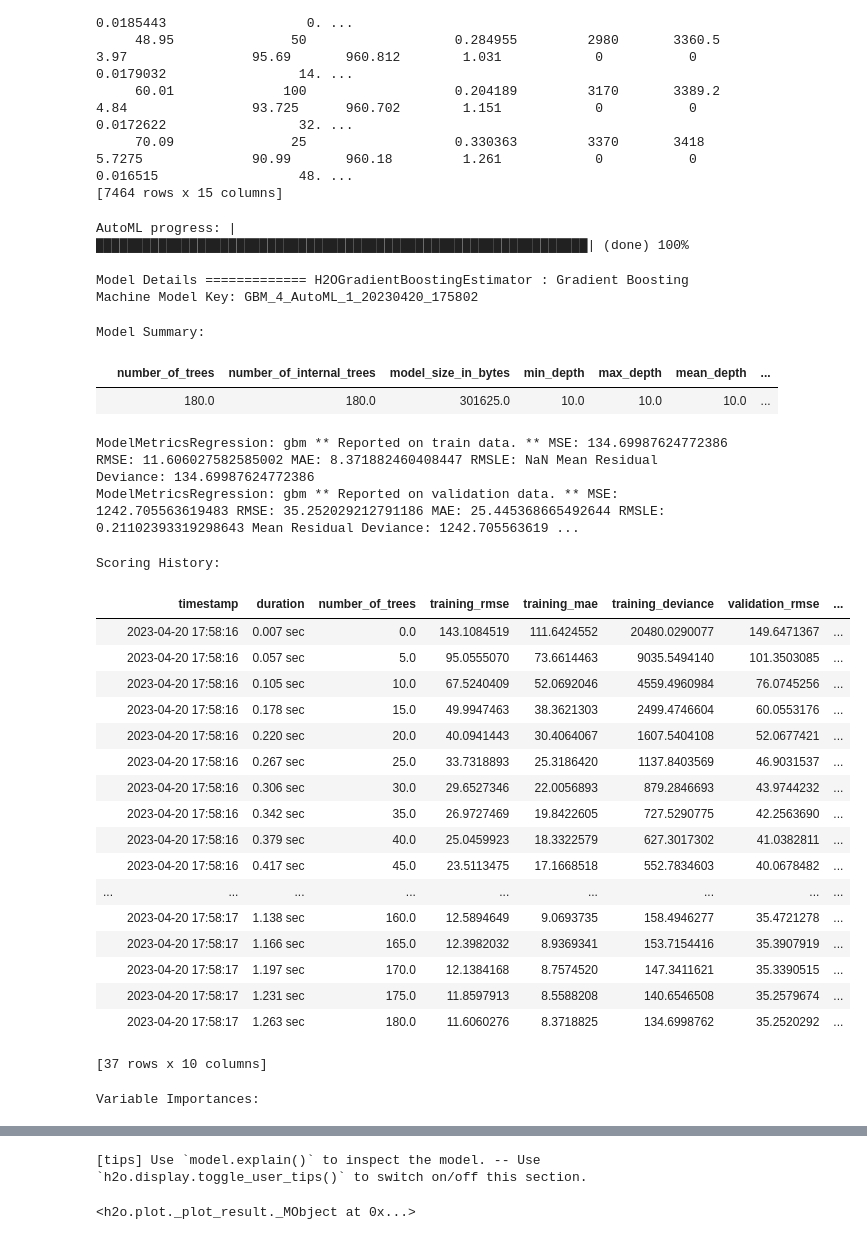
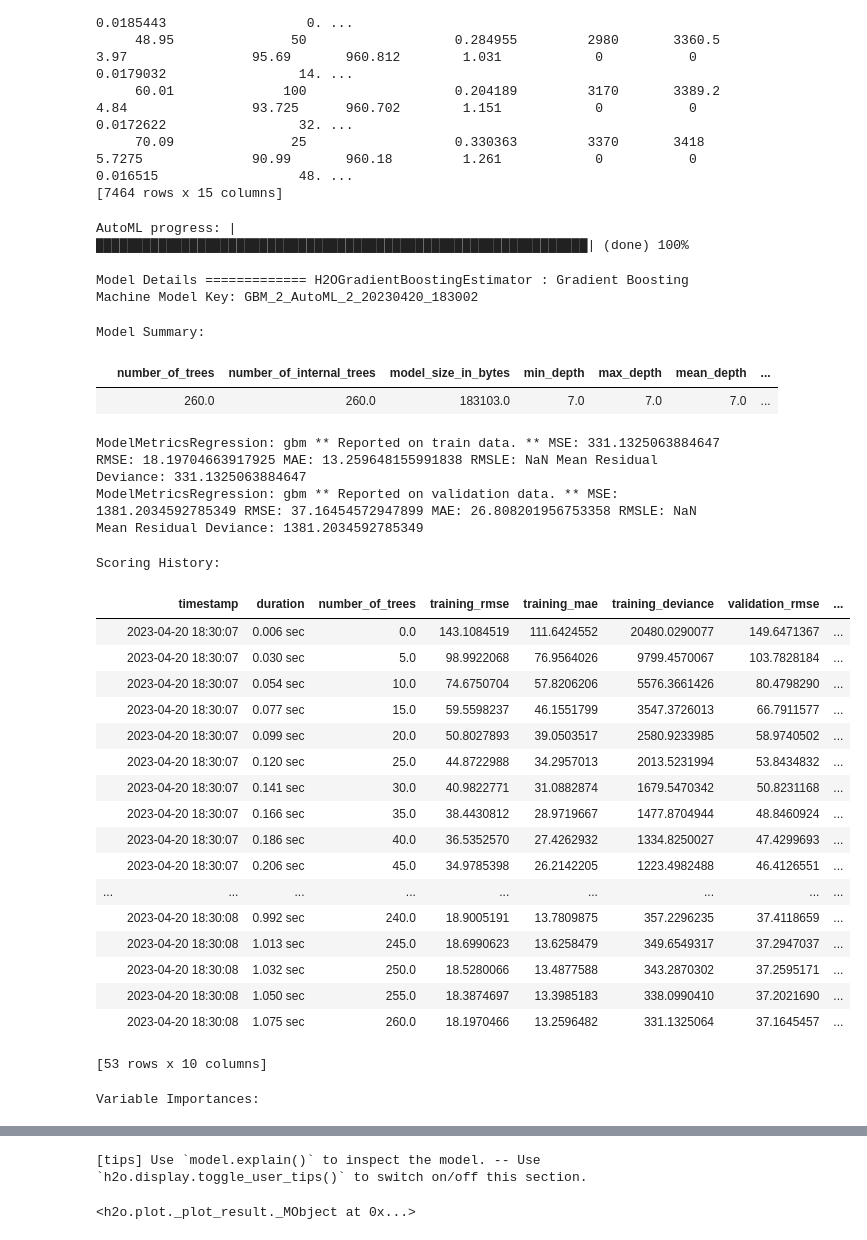
Before and after one commit to mat-ej/ThinkBayes2, a Jupyter notebook: mine/regression_h2o.ipynb, the cells around one changed output, grey strips where cells are left out. Drawn from its saved outputs; the diff is of its cells as text; code cells hidden in the pictures.

```diff
--- a/mine/regression_h2o.ipynb
+++ b/mine/regression_h2o.ipynb
@@ -29,6 +29,12 @@ import numpy as np
 import matplotlib.pyplot as plt
 import seaborn as sns
 from h2o.automl import H2OAutoML
+
+def preprocess(df, index_col):
+    df.columns = df.columns.str.lower()
+    df['date_time'] = df['date_time'].dt.tz_localize(None)
+    df = df.set_index(index_col.lower())
+    return df
 # %%
 random_seed = 17
 max_automl_models = 5
@@ -39,18 +45,9 @@ price_dm = pd.read_csv('data/price_dm.csv', parse_dates=['Date_Time'])
 seps = pd.read_csv('data/seps.csv', parse_dates=['Date_Time'])
 soda = pd.read_csv('data/soda.csv', parse_dates=['Date_Time'])
 
-price_dm.columns = price_dm.columns.str.lower()
-seps.columns = seps.columns.str.lower()
-soda.columns = soda.columns.str.lower()
-
-# drop timezone
-price_dm['date_time'] = price_dm['date_time'].dt.tz_localize(None)
-seps['date_time'] = seps['date_time'].dt.tz_localize(None)
-soda['date_time'] = soda['date_time'].dt.tz_localize(None)
-
-price_dm = price_dm.set_index('date_time')
-seps = seps.set_index('date_time')
-soda = soda.set_index('date_time')
+price_dm = preprocess(price_dm, 'date_time')
+seps = preprocess(seps, 'date_time')
+soda = preprocess(soda, 'date_time')
 # %%
 soda = soda.drop(columns=['date', 'longitude', 'latitude'])
 price_dm = price_dm.drop(columns=['price_dm_forecast', 'price_si', 'price_si_formula'])
@@ -348,53 +337,53 @@ Parse progress: |█████████████████████
 # %%
 algos = [
     'GLM',
     # 'DRF',
     'XGBoost',
     'GBM',
     # 'StackedEnsemble'
     # 'DeepLearning'
 ]
 
 aml = H2OAutoML(
-    max_models=max_automl_models + 5,
+    max_models=max_automl_models,
     seed=random_seed,
     include_algos=algos,
     nfolds=0
     )
 
 aml.train(x=x, y=y, training_frame=train_h2o)
 
 # # View the AutoML Leaderboard
 # lb = aml.leaderboard
 # lb.head(rows=lb.nrows)
 
 # h2o.cluster().shutdown(prompt=False)
 # %% [output]
 AutoML progress: |███████████████████████████████████████████████████████████████| (done) 100%
-Model Details ============= H2OGradientBoostingEstimator : Gradient Boosting Machine Model Key: GBM_4_AutoML_1_20230420_175802
+Model Details ============= H2OGradientBoostingEstimator : Gradient Boosting Machine Model Key: GBM_2_AutoML_2_20230420_183002
 Model Summary:
 |  | number_of_trees | number_of_internal_trees | model_size_in_bytes | min_depth | max_depth | mean_depth | ... |
-|  | 180.0 | 180.0 | 301625.0 | 10.0 | 10.0 | 10.0 | ... |
+|  | 260.0 | 260.0 | 183103.0 | 7.0 | 7.0 | 7.0 | ... |
-ModelMetricsRegression: gbm ** Reported on train data. ** MSE: 134.69987624772386 RMSE: 11.606027582585002 MAE: 8.371882460408447 RMSLE: NaN Mean Residual Deviance: 134.69987624772386
-ModelMetricsRegression: gbm ** Reported on validation data. ** MSE: 1242.705563619483 RMSE: 35.252029212791186 MAE: 25.445368665492644 RMSLE: 0.21102393319298643 Mean Residual Deviance: 1242.705563619 ...
+ModelMetricsRegression: gbm ** Reported on train data. ** MSE: 331.1325063884647 RMSE: 18.19704663917925 MAE: 13.259648155991838 RMSLE: NaN Mean Residual Deviance: 331.1325063884647
+ModelMetricsRegression: gbm ** Reported on validation data. ** MSE: 1381.2034592785349 RMSE: 37.16454572947899 MAE: 26.808201956753358 RMSLE: NaN Mean Residual Deviance: 1381.2034592785349
 Scoring History:
 |  | timestamp | duration | number_of_trees | training_rmse | training_mae | training_deviance | validation_rmse | ... |
-|  | 2023-04-20 17:58:16 | 0.007 sec | 0.0 | 143.1084519 | 111.6424552 | 20480.0290077 | 149.6471367 | ... |
-|  | 2023-04-20 17:58:16 | 0.057 sec | 5.0 | 95.0555070 | 73.6614463 | 9035.5494140 | 101.3503085 | ... |
-|  | 2023-04-20 17:58:16 | 0.105 sec | 10.0 | 67.5240409 | 52.0692046 | 4559.4960984 | 76.0745256 | ... |
-|  | 2023-04-20 17:58:16 | 0.178 sec | 15.0 | 49.9947463 | 38.3621303 | 2499.4746604 | 60.0553176 | ... |
-|  | 2023-04-20 17:58:16 | 0.220 sec | 20.0 | 40.0941443 | 30.4064067 | 1607.5404108 | 52.0677421 | ... |
-|  | 2023-04-20 17:58:16 | 0.267 sec | 25.0 | 33.7318893 | 25.3186420 | 1137.8403569 | 46.9031537 | ... |
-|  | 2023-04-20 17:58:16 | 0.306 sec | 30.0 | 29.6527346 | 22.0056893 | 879.2846693 | 43.9744232 | ... |
-|  | 2023-04-20 17:58:16 | 0.342 sec | 35.0 | 26.9727469 | 19.8422605 | 727.5290775 | 42.2563690 | ... |
-|  | 2023-04-20 17:58:16 | 0.379 sec | 40.0 | 25.0459923 | 18.3322579 | 627.3017302 | 41.0382811 | ... |
-|  | 2023-04-20 17:58:16 | 0.417 sec | 45.0 | 23.5113475 | 17.1668518 | 552.7834603 | 40.0678482 | ... |
+|  | 2023-04-20 18:30:07 | 0.006 sec | 0.0 | 143.1084519 | 111.6424552 | 20480.0290077 | 149.6471367 | ... |
+|  | 2023-04-20 18:30:07 | 0.030 sec | 5.0 | 98.9922068 | 76.9564026 | 9799.4570067 | 103.7828184 | ... |
+|  | 2023-04-20 18:30:07 | 0.054 sec | 10.0 | 74.6750704 | 57.8206206 | 5576.3661426 | 80.4798290 | ... |
+|  | 2023-04-20 18:30:07 | 0.077 sec | 15.0 | 59.5598237 | 46.1551799 | 3547.3726013 | 66.7911577 | ... |
+|  | 2023-04-20 18:30:07 | 0.099 sec | 20.0 | 50.8027893 | 39.0503517 | 2580.9233985 | 58.9740502 | ... |
+|  | 2023-04-20 18:30:07 | 0.120 sec | 25.0 | 44.8722988 | 34.2957013 | 2013.5231994 | 53.8434832 | ... |
+|  | 2023-04-20 18:30:07 | 0.141 sec | 30.0 | 40.9822771 | 31.0882874 | 1679.5470342 | 50.8231168 | ... |
+|  | 2023-04-20 18:30:07 | 0.166 sec | 35.0 | 38.4430812 | 28.9719667 | 1477.8704944 | 48.8460924 | ... |
+|  | 2023-04-20 18:30:07 | 0.186 sec | 40.0 | 36.5352570 | 27.4262932 | 1334.8250027 | 47.4299693 | ... |
+|  | 2023-04-20 18:30:07 | 0.206 sec | 45.0 | 34.9785398 | 26.2142205 | 1223.4982488 | 46.4126551 | ... |
 | ... | ... | ... | ... | ... | ... | ... | ... | ... |
-|  | 2023-04-20 17:58:17 | 1.138 sec | 160.0 | 12.5894649 | 9.0693735 | 158.4946277 | 35.4721278 | ... |
-|  | 2023-04-20 17:58:17 | 1.166 sec | 165.0 | 12.3982032 | 8.9369341 | 153.7154416 | 35.3907919 | ... |
-|  | 2023-04-20 17:58:17 | 1.197 sec | 170.0 | 12.1384168 | 8.7574520 | 147.3411621 | 35.3390515 | ... |
-|  | 2023-04-20 17:58:17 | 1.231 sec | 175.0 | 11.8597913 | 8.5588208 | 140.6546508 | 35.2579674 | ... |
-|  | 2023-04-20 17:58:17 | 1.263 sec | 180.0 | 11.6060276 | 8.3718825 | 134.6998762 | 35.2520292 | ... |
+|  | 2023-04-20 18:30:08 | 0.992 sec | 240.0 | 18.9005191 | 13.7809875 | 357.2296235 | 37.4118659 | ... |
+|  | 2023-04-20 18:30:08 | 1.013 sec | 245.0 | 18.6990623 | 13.6258479 | 349.6549317 | 37.2947037 | ... |
+|  | 2023-04-20 18:30:08 | 1.032 sec | 250.0 | 18.5280066 | 13.4877588 | 343.2870302 | 37.2595171 | ... |
+|  | 2023-04-20 18:30:08 | 1.050 sec | 255.0 | 18.3874697 | 13.3985183 | 338.0990410 | 37.2021690 | ... |
+|  | 2023-04-20 18:30:08 | 1.075 sec | 260.0 | 18.1970466 | 13.2596482 | 331.1325064 | 37.1645457 | ... |
-[37 rows x 10 columns]
+[53 rows x 10 columns]
 Variable Importances:
 | variable | relative_importance | scaled_importance | percentage |
```
Also changed, not shown: parts of 15 cells of this notebook, 5 other files.
